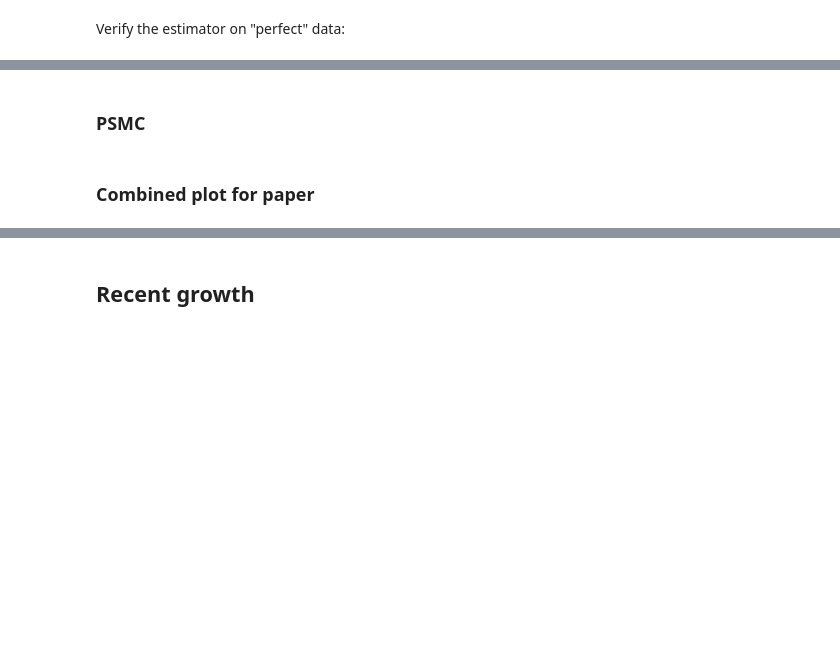
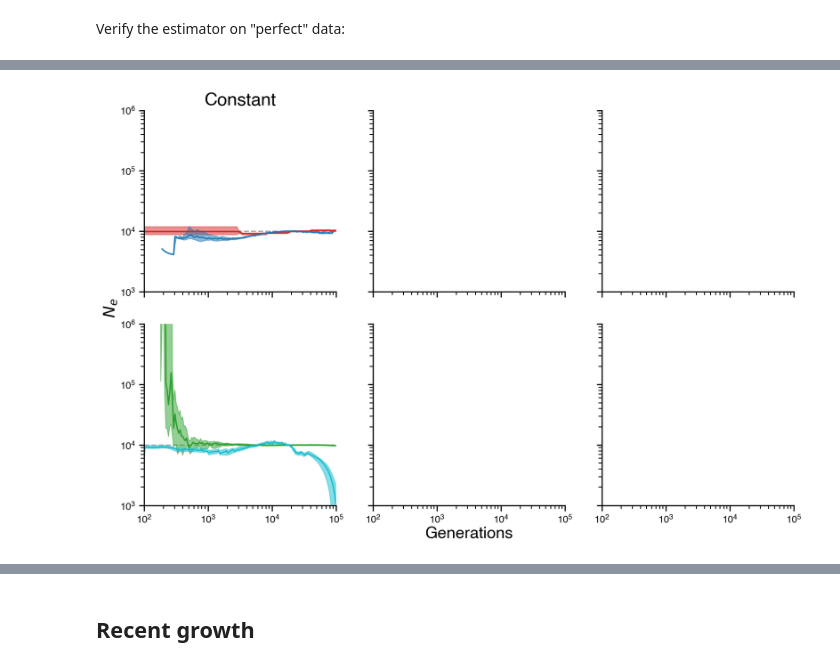
Before and after one commit to terhorst/xsmc, a Jupyter notebook: docsrc/source/paper/psmc.ipynb, the cells around one changed output, grey strips where cells are left out. Drawn from its saved outputs; the diff is of its cells as text; code cells hidden in the pictures; blank space fills up the shorter version.

```diff
--- a/docsrc/source/paper/psmc.ipynb
+++ b/docsrc/source/paper/psmc.ipynb
@@ -195,0 +95,11 @@ def parallel_kde(sampled_heights, **kwargs):
+# %%
+lines_smcpp = defaultdict(list)
+for s in scenarios:
+    for i in range(M):
+        if i != 18:
+            with open(f"competing/smcpp/output/{s}/{i}.final.json") as f:
+                res = json.load(f)
+            scale = 2 * res["model"]["N0"]
+            x = np.array(res["model"]["knots"]) * scale
+            y = np.array(res["model"]["y"]) * 2 * scale
+            lines_smcpp[s].append((x, y))
@@ -240,2 +138,0 @@ sampled_heights.shape
-# %%
-lines_xsmc = parallel_kde(sampled_heights)
@@ -247,2 +138,0 @@ plt.plot(plt.xlim(), plt.xlim())
-# %% [markdown]
-### PSMC
@@ -251,20 +139,32 @@ psmc_out = run_psmc(data)
-# %%
-x_psmc = np.geomspace(1e2, 1e5, 100)
-lines_psmc = [(x_psmc, r(x_psmc)) for r in psmc_out]
-# %% [markdown]
-### Combined plot for paper
 # %%
 truth = ([1e2, 1e6], [1e4, 1e4])
-fig, axs = plt.subplots(ncols=3, figsize=(12, 4.5), sharex=True, sharey=True, dpi=150)
-plot_combined(lines_psmc, lines_xsmc, truth, axs[0])
+fig, axs = plt.subplots(
+    nrows=2, ncols=3, figsize=(12, 8), sharex=True, sharey=True, dpi=150
+)
+plot_combined(
+    (lines_psmc[:M], lines_xsmc[:M]),
+    ("PSMC", "XSMC"),
+    ("tab:red", "tab:blue"),
+    truth,
+    axs[0][0],
+)
+plot_combined(
+    (lines_smcsmc["constant"], lines_smcpp["constant"]),
+    ("SMCSMC", "SMC++"),
+    ("tab:green", "tab:cyan"),
+    truth,
+    axs[1][0],
+)
 # a.legend()
-axs[0].set_xlim(1e2, 1e5)
-axs[0].set_ylim(1e3, 1e6)
-axs[0].set_title("Constant")
+axs[0][0].set_xlim(1e2, 1e5)
+axs[0][0].set_ylim(1e3, 1e6)
+axs[0][0].set_title("Constant")
 fig.add_subplot(111, frameon=False)
 plt.tick_params(labelcolor="none", top=False, bottom=False, left=False, right=False)
 # plt.xlabel("common X")
 # plt.ylabel("common Y")
 plt.xlabel("Generations")
 plt.ylabel("$N_e$")
 plt.tight_layout(pad=1.5)
+# %% [output]
+[figure, added]
```
Also changed, not shown: parts of 52 cells of this notebook, 2 other files.
